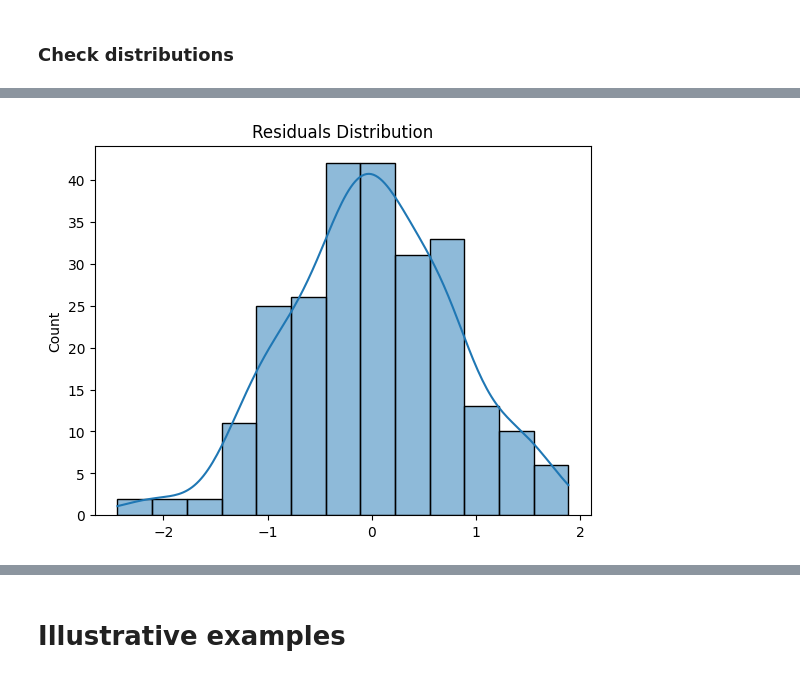
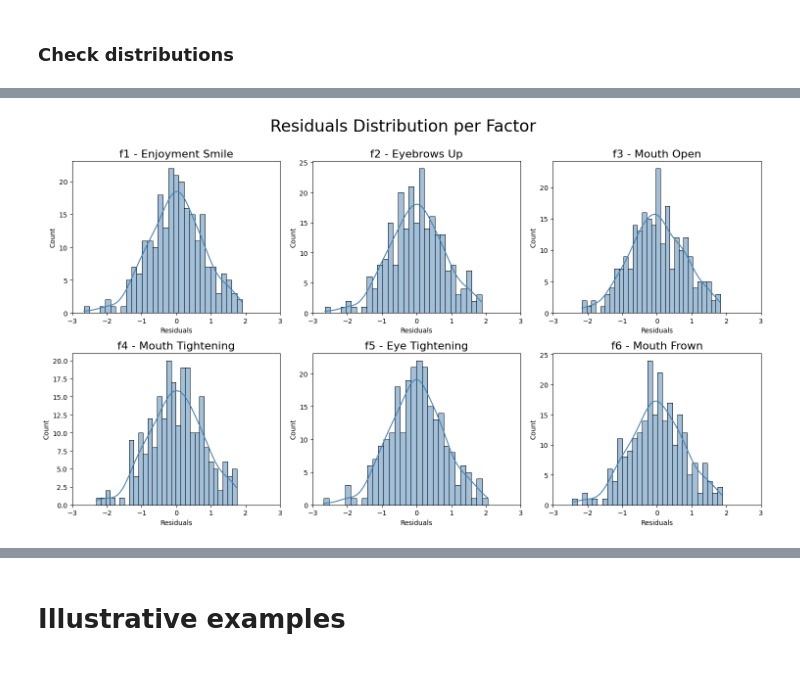
Before and after one commit to erikfrohn/facial-expression-interpersonal-association, a Jupyter notebook: analysis.ipynb, the cells around one changed output, grey strips where cells are left out. Saved outputs shown, nothing was run; the diff lists cells and outputs as text; code cells hidden in the pictures.

```diff
--- a/analysis.ipynb
+++ b/analysis.ipynb
@@ -232,10 +235,6 @@ df.head()
 # %% [markdown]
 ### Plotting
 # %%
-# =====================================================================
-# 1. Data Preparation (All Phases)
-# =====================================================================
-
 # Filter and order phases
 full_df = df[df['phase'].isin(PHASES)].copy()
 full_df['phase_ord'] = pd.Categorical(
@@ -250,10 +249,6 @@ full_df = full_df.reset_index(drop=True)
 for col in ['f1', 'f2', 'f3', 'f4', 'f5', 'f6', RESPONSE_VARIABLE]:
     full_df[f'{col}_scaled'] = (full_df[col] - full_df[col].mean()) / full_df[col].std()
 
-
-# =====================================================================
-# 3. Visualization
-# =====================================================================
 plt.figure(figsize=(14, 8))
 for i, factor in enumerate(['f1', 'f2', 'f3', 'f4', 'f5', 'f6'], 1):
     plt.subplot(2, 3, i)
@@ -269,7 +264,7 @@ for i, factor in enumerate(['f1', 'f2', 'f3', 'f4', 'f5', 'f6'], 1):
         dodge=True
     )
 
-    plt.title(f'{factor}: {FACTOR_LABELS[factor]}')
+    plt.title(f'{factor}: {FACTOR_LABELS[factor]}', fontsize=16)
     plt.xticks(rotation=80)
     plt.xlabel('')
     plt.ylabel("RR ± 68% CI")
@@ -281,7 +276,7 @@ for i, factor in enumerate(['f1', 'f2', 'f3', 'f4', 'f5', 'f6'], 1):
         plt.legend().remove()
 
 plt.tight_layout()
-plt.suptitle("Recurrence rates for each experiment block per factor (zoom on vs zoom off)", fontsize=16, y=1.06)
-if SAVE_FIG: plt.savefig("img/FACE_per_phase.png", dpi=300, bbox_inches='tight')
+plt.suptitle("Recurrence rates for each experiment block per factor (zoom on vs zoom off)", fontsize=24, y=1.06)
+if SAVE_FIG: plt.savefig("img/FACE_per_phase.png", dpi='figure', bbox_inches='tight')
 plt.show()
 # %% [output]
@@ -490,9 +487,16 @@ vis.unified_mixed_model_analysis(df, RESPONSE_VARIABLE, save_fig=True)
 # %% [markdown]
 ### Check distributions
 # %%
+import matplotlib.pyplot as plt
+import seaborn as sns
+import statsmodels.formula.api as smf
+import pandas as pd
+
+RESPONSE_VARIABLE = 'score'
+
 # Prepare data - Only RESCHU phases
 reschu_df = df[df['phase'].str.contains('reschu_run')].copy()
-factors = ['f1', 'f2','f3', 'f4', 'f5', 'f6']
+factors = ['f1', 'f2', 'f3', 'f4', 'f5', 'f6']
 reschu_df = reschu_df.dropna(subset=[RESPONSE_VARIABLE])
 
 # 1. Standardization
@@ -501,63 +505,70 @@ for factor in factors + [RESPONSE_VARIABLE]:
 
 # 2. Mixed-effects modeling with random intercepts
 results = []
+model_outputs = {}
+
 for factor in factors:
-    # Model formula (fixed effects only)
     formula = f"{RESPONSE_VARIABLE}_std ~ {factor}_std * zoom"
-
-    # Fit model with random intercepts per pair
     model = smf.mixedlm(
         formula,
         data=reschu_df,
-        groups=reschu_df['pair'],  # Random intercepts by pair
-        re_formula='1'            # Explicit random intercept specification
+        groups=reschu_df['pair'],
+        re_formula='1'
     ).fit(reml=False)
 
-    # Store results
     params = model.params
     pvals = model.pvalues
     results.append({
         'factor': factor,
-        'zoom_slope': params[f'{factor}_std:zoom[T.True]'],
-        'zoom_p': pvals[f'{factor}_std:zoom[T.True]'],
+        'zoom_slope': params.get(f'{factor}_std:zoom[T.True]', float('nan')),
+        'zoom_p': pvals.get(f'{factor}_std:zoom[T.True]', float('nan')),
         'global_slope': params[f'{factor}_std'],
         'global_p': pvals[f'{factor}_std']
     })
+    model_outputs[factor] = model
 
-# 3. Create results table
+# 3. Results table
 results_df = pd.DataFrame(results)
 print("Mixed Model Results:")
 print(results_df[['factor', 'global_slope', 'global_p', 'zoom_slope', 'zoom_p']])
 
-# 4. Check residuals for normality
-# Get the residuals from the model (assuming you want to check the residuals from the last fitted model)
-residuals = model.resid
+# 4. Histograms of residuals
+fig, axes = plt.subplots(2, 3, figsize=(15, 8))
+axes = axes.flatten()
 
-# Check normality with a histogram and KDE (Kernel Density Estimate)
-sns.histplot(residuals, kde=True)
-plt.title("Residuals Distribution")
+for i, factor in enumerate(factors):
+    model = model_outputs[factor]
+    residuals = model.resid
+    ax = axes[i]
+    sns.histplot(residuals, kde=True, ax=ax, bins=30, color='steelblue')
+    ax.set_title(f"{factor} - {FACTOR_LABELS[factor]}", fontsize = 16)
+    ax.set_xlabel("Residuals")
+    ax.set_xlim(-3, 3)
+
+plt.tight_layout()
+plt.suptitle("Residuals Distribution per Factor", fontsize=24, y=1.06)
+if SAVE_FIG: plt.savefig("img/residuals.png", dpi='figure', bbox_inches='tight')
 plt.show()
 
-# 5. Check for heteroscedasticity (Residuals vs Fitted Values)
-# Get the fitted values from the model
-fitted_values = model.fittedvalues
+# 5. Residuals vs Fitted
+fig, axes = plt.subplots(2, 3, figsize=(15, 8))
+axes = axes.flatten()
 
-# Plot residuals vs. fitted values to check for heteroscedasticity
-plt.scatter(fitted_values, residuals)
-plt.axhline(0, color='black', linestyle='--')
-plt.title("Residuals vs. Fitted Values")
-plt.xlabel("Fitted Values")
-plt.ylabel("Residuals")
+for i, factor in enumerate(factors):
+    model = model_outputs[factor]
+    fitted = model.fittedvalues
+    residuals = model.resid
+    ax = axes[i]
+    ax.scatter(fitted, residuals, alpha=0.5)
+    ax.axhline(0, color='black', linestyle='--', linewidth=1)
+    ax.set_title(f"{factor} - {FACTOR_LABELS[factor]}", fontsize = 16)
+    ax.set_xlabel("Fitted Values")
+    ax.set_ylabel("Residuals")
+
+plt.tight_layout()
+plt.suptitle("Residuals vs Fitted Values per Factor", fontsize=24, y=1.06)
+if SAVE_FIG: plt.savefig("img/resid_fitted.png", dpi='figure', bbox_inches='tight')
 plt.show()
-
-# 6. Calculate pseudo R-squared (variance components)
-variance_components = model.cov_re.iloc[0, 0]  # Variance of random intercepts
-residual_variance = model.scale  # Residual variance
-total_variance = variance_components + residual_variance
-
-# Pseudo R-squared
-pseudo_r_squared = variance_components / total_variance
-print(f"Pseudo R-squared {RESPONSE_VARIABLE} for the model: {pseudo_r_squared:.4f}")
 # %% [output]
 Mixed Model Results:
   factor  global_slope  global_p  zoom_slope    zoom_p
@@ -570 +581 @@ Mixed Model Results:
-[figure, old version]
+[figure, new version]
```
Also changed, not shown: parts of 16 cells of this notebook, 7 other files.
